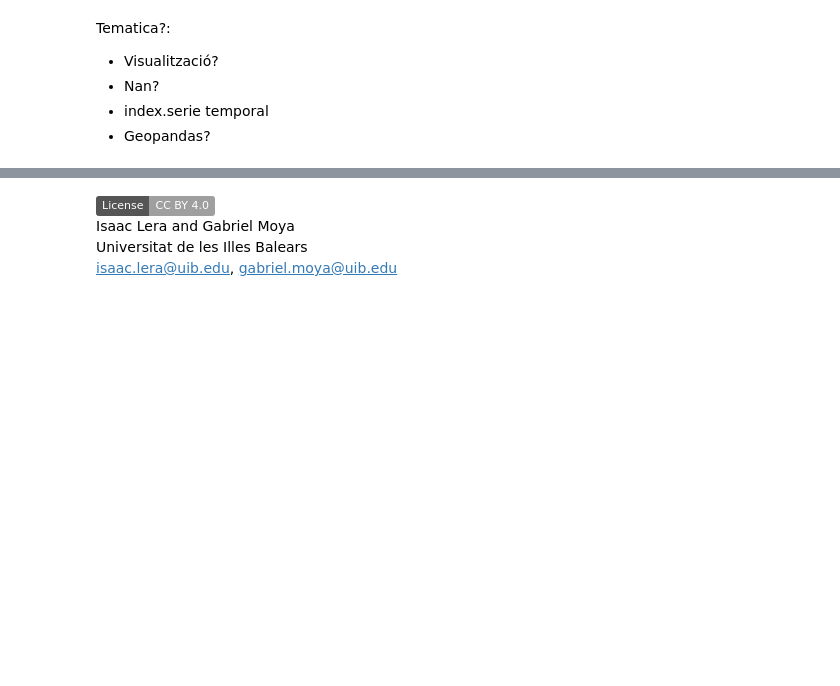
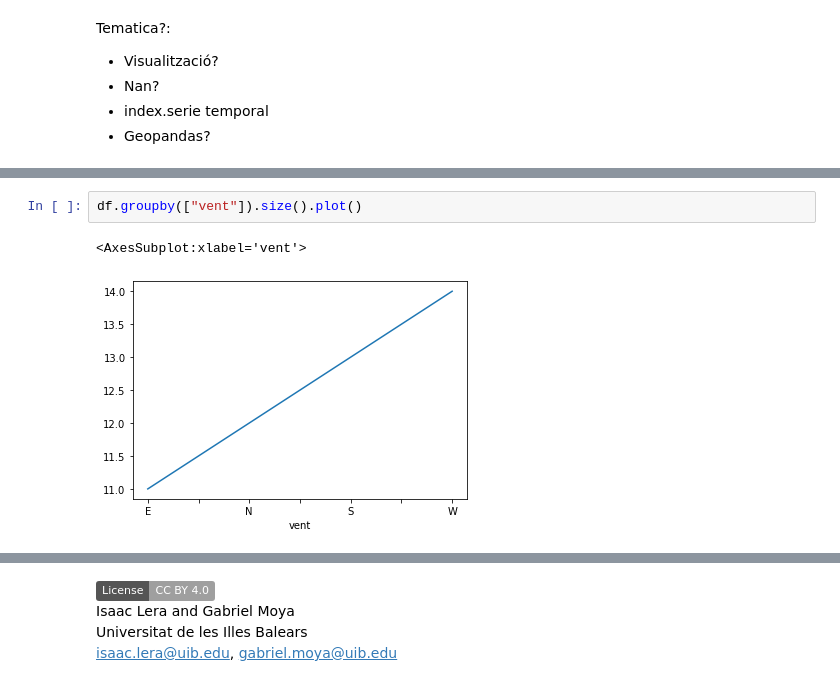
Before and after one commit to wisaaco/TallerPythonFEE, a Jupyter notebook: lessons/5/5_PandasVisualitzacions.ipynb, the cells around one changed output, grey strips where cells are left out. Drawn from its saved outputs; the diff is of its cells as text; badges without logos; blank space fills up the shorter version.

```diff
--- a/lessons/5/5_PandasVisualitzacions.ipynb
+++ b/lessons/5/5_PandasVisualitzacions.ipynb
@@ -26,0 +76,5 @@ print(data[:5])
+# %%
+df.groupby(["vent"]).size().plot()
+# %% [output]
+<AxesSubplot:xlabel='vent'>
+[figure, added]
```
Also changed, not shown: parts of 21 cells of this notebook, 2 other files.
